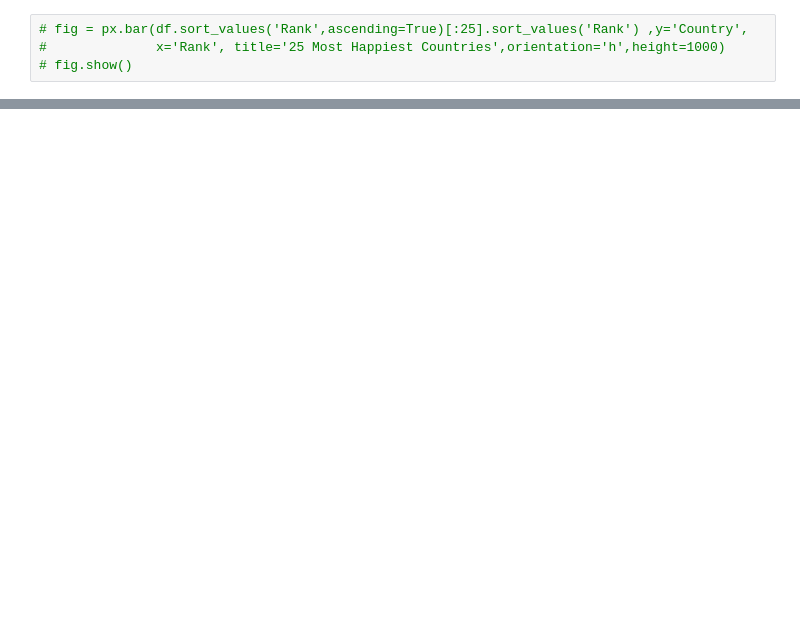
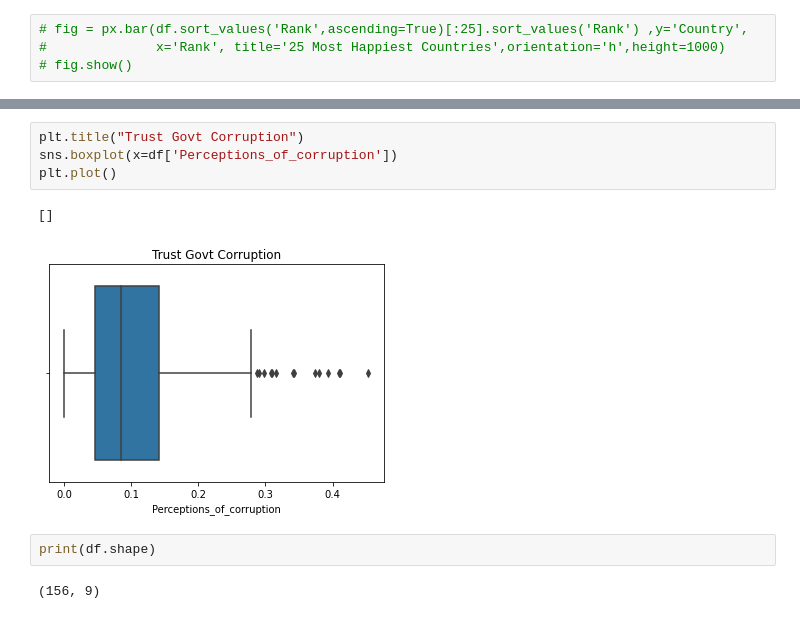
Before and after one commit to AdithyaR07/World-Happiness-Report---Data-Analytics-UE20CS312-Project, a Jupyter notebook: World Happiness Report.ipynb, the cells around one changed output, grey strips where cells are left out. Cells and saved outputs as stored; diff of their text form; blank space fills up the shorter version.

```diff
--- a/World Happiness Report.ipynb
+++ b/World Happiness Report.ipynb
@@ -123,0 +161,11 @@ fig.show()
+# %%
+plt.title("Trust Govt Corruption")
+sns.boxplot(x=df['Perceptions_of_corruption'])
+plt.plot()
+# %% [output]
+[]
+[figure, added]
+# %%
+print(df.shape)
+# %% [output]
+(156, 9)
```
Also changed, not shown: parts of 94 cells of this notebook.
